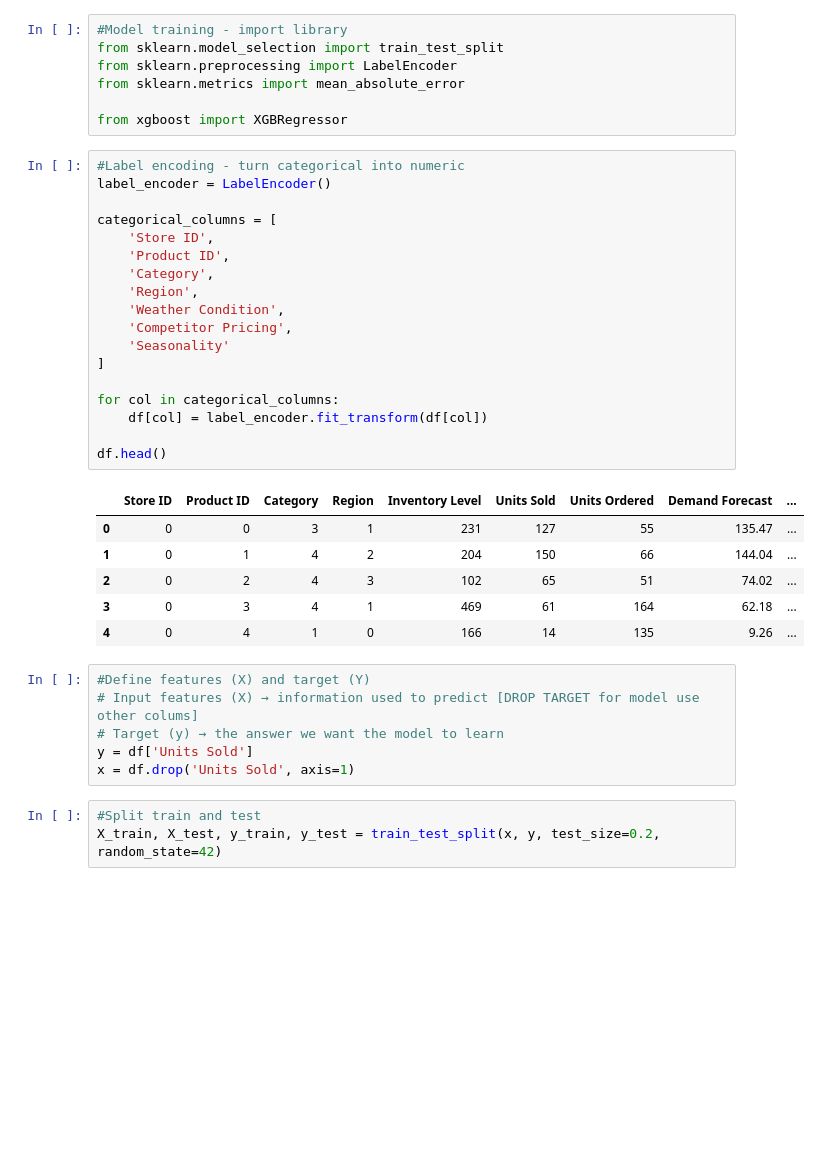
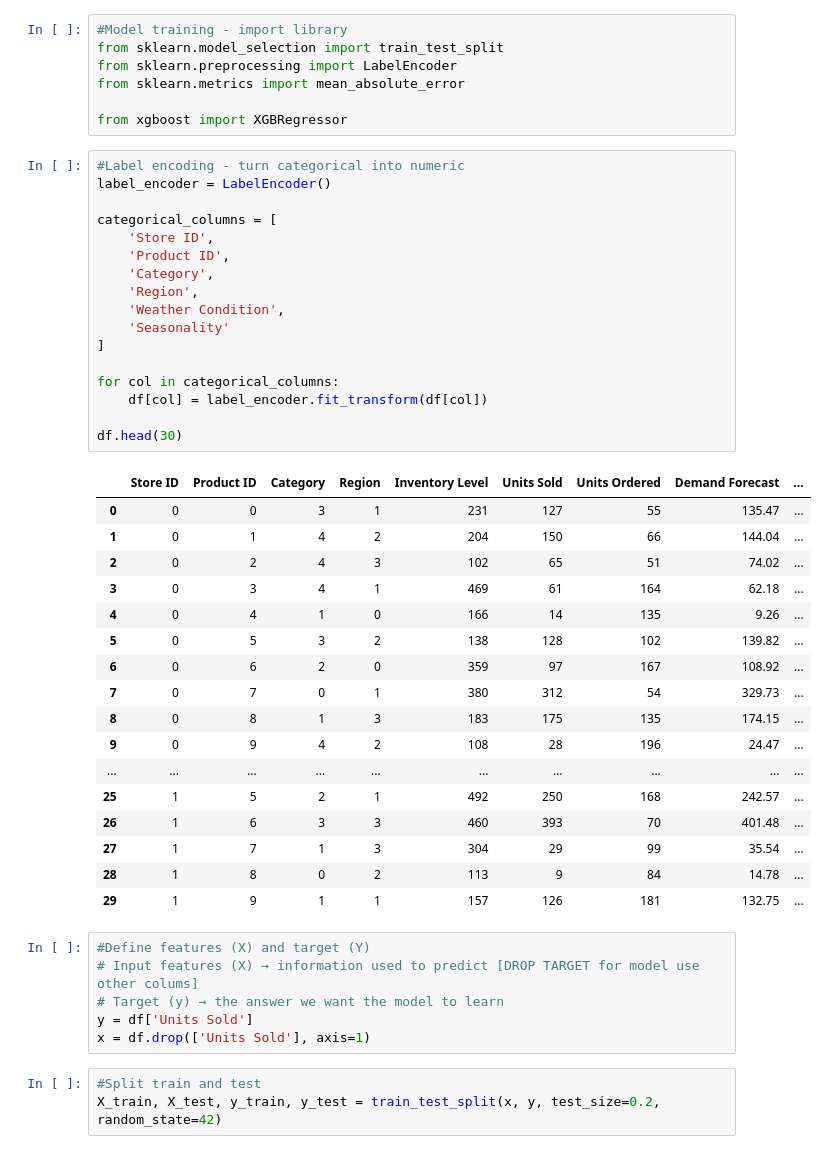
Before and after one commit to Kaedaharaa007/Demand-Prediction-with-XGBoost, a Jupyter notebook: notebook/training.ipynb, the cells around one changed output. Drawn from its saved outputs; the diff is of its cells as text; blank space fills up the shorter version.

```diff
--- a/notebook/training.ipynb
+++ b/notebook/training.ipynb
@@ -113,34 +104,44 @@ from xgboost import XGBRegressor
 # %%
 #Label encoding - turn categorical into numeric
 label_encoder = LabelEncoder()
 
 categorical_columns = [
     'Store ID',
     'Product ID',
     'Category',
     'Region',
     'Weather Condition',
-    'Competitor Pricing',
     'Seasonality'
 ]
 
 for col in categorical_columns:
     df[col] = label_encoder.fit_transform(df[col])
 
-df.head()
+df.head(30)
 # %% [output]
 |  | Store ID | Product ID | Category | Region | Inventory Level | Units Sold | Units Ordered | Demand Forecast | ... |
 | 0 | 0 | 0 | 3 | 1 | 231 | 127 | 55 | 135.47 | ... |
 | 1 | 0 | 1 | 4 | 2 | 204 | 150 | 66 | 144.04 | ... |
 | 2 | 0 | 2 | 4 | 3 | 102 | 65 | 51 | 74.02 | ... |
 | 3 | 0 | 3 | 4 | 1 | 469 | 61 | 164 | 62.18 | ... |
 | 4 | 0 | 4 | 1 | 0 | 166 | 14 | 135 | 9.26 | ... |
+| 5 | 0 | 5 | 3 | 2 | 138 | 128 | 102 | 139.82 | ... |
+| 6 | 0 | 6 | 2 | 0 | 359 | 97 | 167 | 108.92 | ... |
+| 7 | 0 | 7 | 0 | 1 | 380 | 312 | 54 | 329.73 | ... |
+| 8 | 0 | 8 | 1 | 3 | 183 | 175 | 135 | 174.15 | ... |
+| 9 | 0 | 9 | 4 | 2 | 108 | 28 | 196 | 24.47 | ... |
+| ... | ... | ... | ... | ... | ... | ... | ... | ... | ... |
+| 25 | 1 | 5 | 2 | 1 | 492 | 250 | 168 | 242.57 | ... |
+| 26 | 1 | 6 | 3 | 3 | 460 | 393 | 70 | 401.48 | ... |
+| 27 | 1 | 7 | 1 | 3 | 304 | 29 | 99 | 35.54 | ... |
+| 28 | 1 | 8 | 0 | 2 | 113 | 9 | 84 | 14.78 | ... |
+| 29 | 1 | 9 | 1 | 1 | 157 | 126 | 181 | 132.75 | ... |
 # %%
 #Define features (X) and target (Y)
 # Input features (X) → information used to predict [DROP TARGET for model use other colums]
 # Target (y) → the answer we want the model to learn
 y = df['Units Sold']
-x = df.drop('Units Sold', axis=1)
+x = df.drop(['Units Sold'], axis=1)
 # %%
 #Split train and test
 X_train, X_test, y_train, y_test = train_test_split(x, y, test_size=0.2, random_state=42)
```
Also changed, not shown: parts of 2 cells of this notebook, 11 other files.
